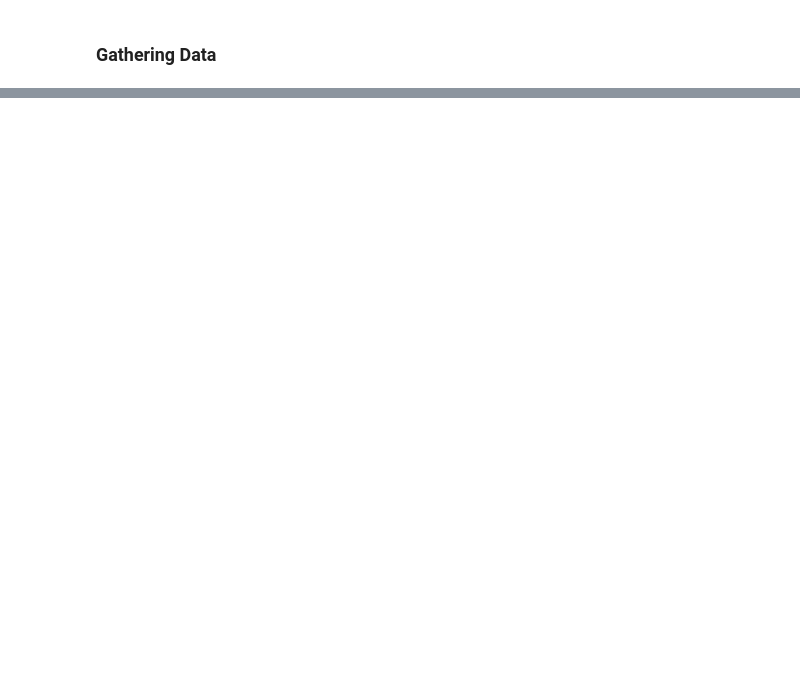
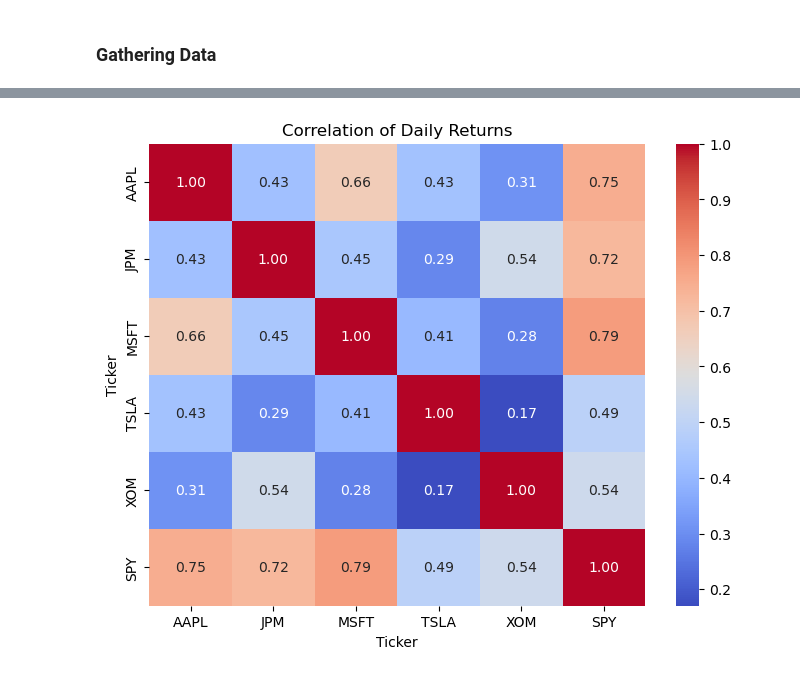
Before and after one commit to gcm107/Team-A, a Jupyter notebook: data-exploration.ipynb, the cells around one changed output, grey strips where cells are left out. Saved outputs shown, nothing was run; the diff lists cells and outputs as text; code cells hidden in the pictures; blank space fills up the shorter version.

```diff
--- a/data-exploration.ipynb
+++ b/data-exploration.ipynb
@@ -350,0 +215,9 @@ fig.show()
+# %%
+# daily returns
+returns = prices.pct_change().dropna()
+print(f"Returns shape: {returns.shape}")
+
+print("="*50)
+
+print("Summary statistics for daily returns:")
+display(returns.describe().T)
@@ -350,0 +236,9 @@ fig.show()
+# %%
+# correlation of returns
+corr = returns.corr()
+plt.figure(figsize=(8, 6))
+sns.heatmap(corr, annot=True, cmap="coolwarm", fmt=".2f")
+plt.title("Correlation of Daily Returns")
+plt.show()
+# %% [output]
+[figure, added]
```
Also changed, not shown: parts of 44 cells of this notebook, 3 other files.
